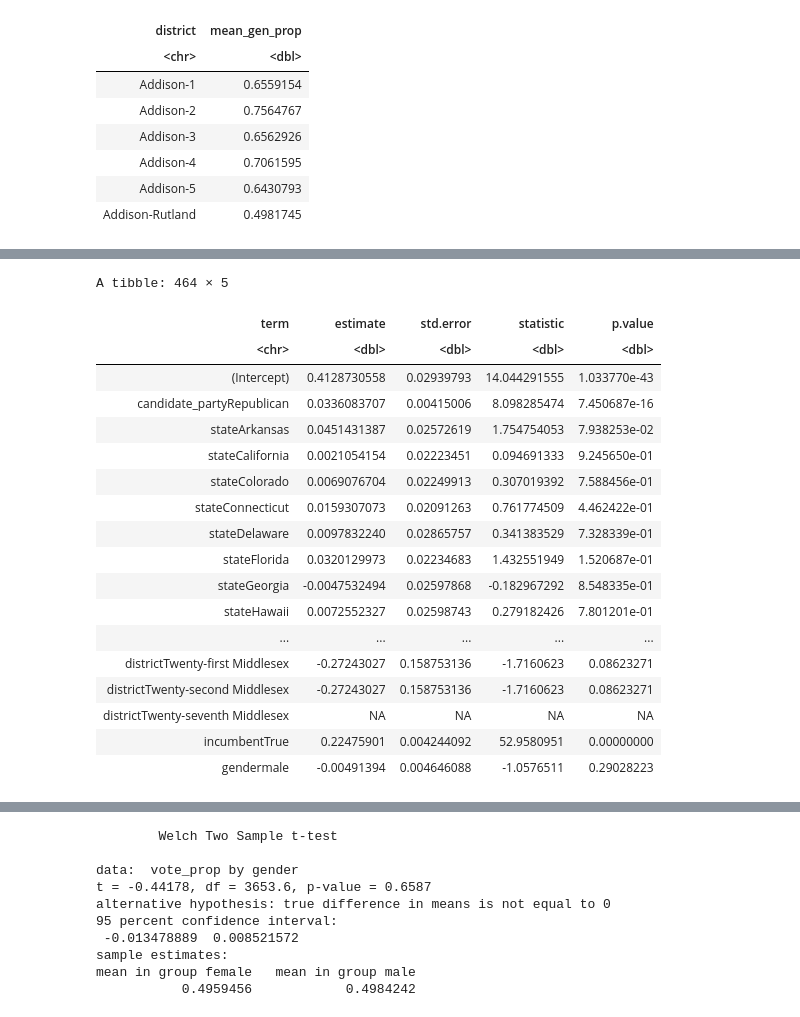
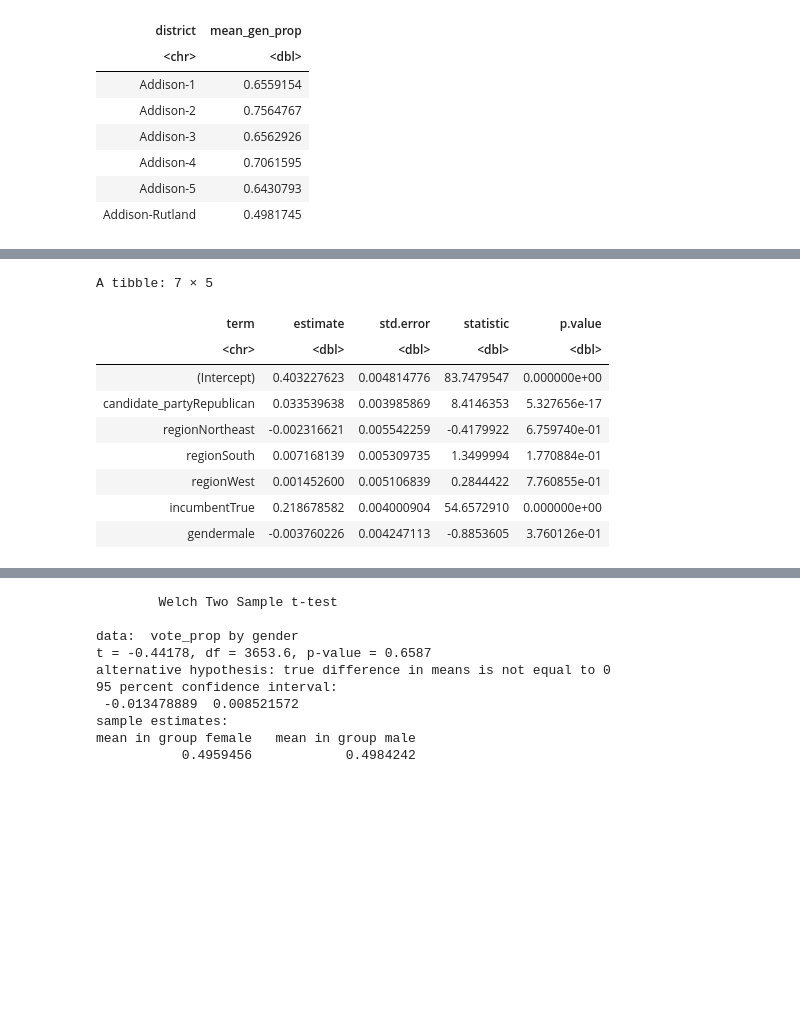
Before and after one commit to michael-bonitati-1117/final_project, a Jupyter notebook: Dataset_Analysis.ipynb, the cells around one changed output, grey strips where cells are left out. Drawn from its saved outputs; the diff is of its cells as text; code cells hidden in the pictures; blank space fills up the shorter version.

```diff
--- a/Dataset_Analysis.ipynb
+++ b/Dataset_Analysis.ipynb
@@ -918,26 +942,17 @@ A tibble: 463 × 5
 # %%
-reg <- lm (vote_prop~ candidate_party+state+district+ incumbent+ gender,elections_2016_long  %>% filter (gender %in% c("male", "female"), vote_prop !=1))
+reg <- lm (vote_prop~ candidate_party+region+ incumbent+ gender,elections_2016_long  %>% filter (gender %in% c("male", "female"), vote_prop !=1))
 library (broom)
 tidy (reg)
 
 #regression for 2016, with incumbent added
 # %% [output]
-A tibble: 464 × 5
+A tibble: 7 × 5
 | term | estimate | std.error | statistic | p.value |
 | <chr> | <dbl> | <dbl> | <dbl> | <dbl> |
-| (Intercept) | 0.4128730558 | 0.02939793 | 14.044291555 | 1.033770e-43 |
-| candidate_partyRepublican | 0.0336083707 | 0.00415006 | 8.098285474 | 7.450687e-16 |
-| stateArkansas | 0.0451431387 | 0.02572619 | 1.754754053 | 7.938253e-02 |
-| stateCalifornia | 0.0021054154 | 0.02223451 | 0.094691333 | 9.245650e-01 |
-| stateColorado | 0.0069076704 | 0.02249913 | 0.307019392 | 7.588456e-01 |
-| stateConnecticut | 0.0159307073 | 0.02091263 | 0.761774509 | 4.462422e-01 |
-| stateDelaware | 0.0097832240 | 0.02865757 | 0.341383529 | 7.328339e-01 |
-| stateFlorida | 0.0320129973 | 0.02234683 | 1.432551949 | 1.520687e-01 |
-| stateGeorgia | -0.0047532494 | 0.02597868 | -0.182967292 | 8.548335e-01 |
-| stateHawaii | 0.0072552327 | 0.02598743 | 0.279182426 | 7.801201e-01 |
-| ... | ... | ... | ... | ... |
-| districtTwenty-first Middlesex | -0.27243027 | 0.158753136 | -1.7160623 | 0.08623271 |
-| districtTwenty-second Middlesex | -0.27243027 | 0.158753136 | -1.7160623 | 0.08623271 |
-| districtTwenty-seventh Middlesex | NA | NA | NA | NA |
-| incumbentTrue | 0.22475901 | 0.004244092 | 52.9580951 | 0.00000000 |
-| gendermale | -0.00491394 | 0.004646088 | -1.0576511 | 0.29028223 |
+| (Intercept) | 0.403227623 | 0.004814776 | 83.7479547 | 0.000000e+00 |
+| candidate_partyRepublican | 0.033539638 | 0.003985869 | 8.4146353 | 5.327656e-17 |
+| regionNortheast | -0.002316621 | 0.005542259 | -0.4179922 | 6.759740e-01 |
+| regionSouth | 0.007168139 | 0.005309735 | 1.3499994 | 1.770884e-01 |
+| regionWest | 0.001452600 | 0.005106839 | 0.2844422 | 7.760855e-01 |
+| incumbentTrue | 0.218678582 | 0.004000904 | 54.6572910 | 0.000000e+00 |
+| gendermale | -0.003760226 | 0.004247113 | -0.8853605 | 3.760126e-01 |
```
Also changed, not shown: parts of 5 cells of this notebook, 1 other file.
